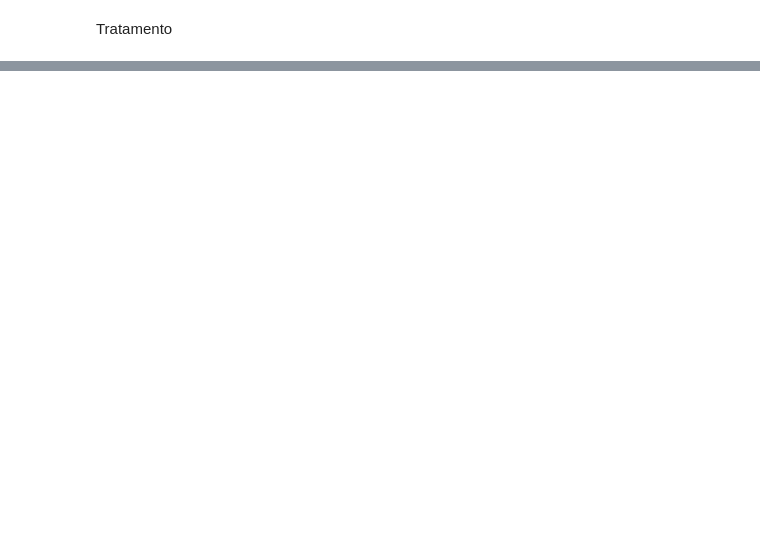
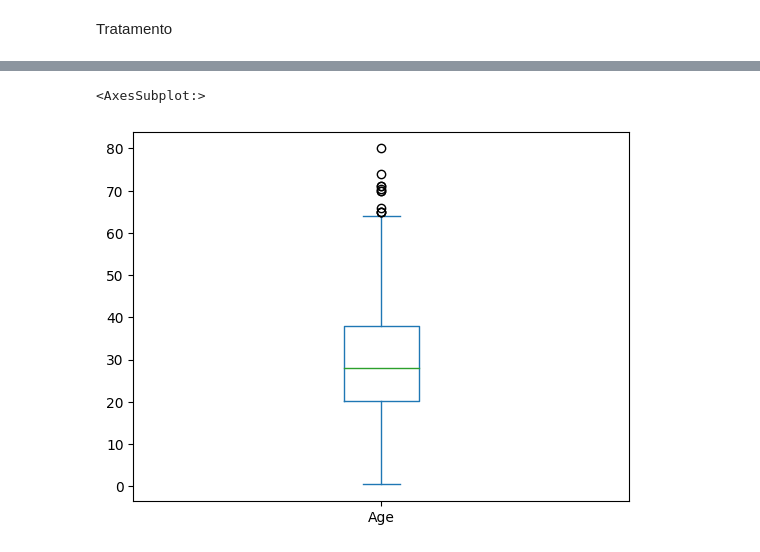
Before and after one commit to franciscomarinhoaguiar/titanic_data, a Jupyter notebook: limpeza_dados_titanic.ipynb, the cells around one changed output, grey strips where cells are left out. Cells and saved outputs as stored; diff of their text form; code cells hidden in the pictures; blank space fills up the shorter version.

```diff
--- a/limpeza_dados_titanic.ipynb
+++ b/limpeza_dados_titanic.ipynb
@@ -19,0 +99,3 @@ base.shape
+# %%
+# Atualizando o valor para as linhas com Embarked nulo
+base.loc[base.Embarked.isnull(), 'Embarked'] = 'S'
@@ -19,0 +135,6 @@ base.shape
+# %%
+# visualizaçao do campo idade
+base.Age.plot.box()
+# %% [output]
+<AxesSubplot:>
+[figure, added]
```
Also changed, not shown: parts of 15 cells of this notebook.
